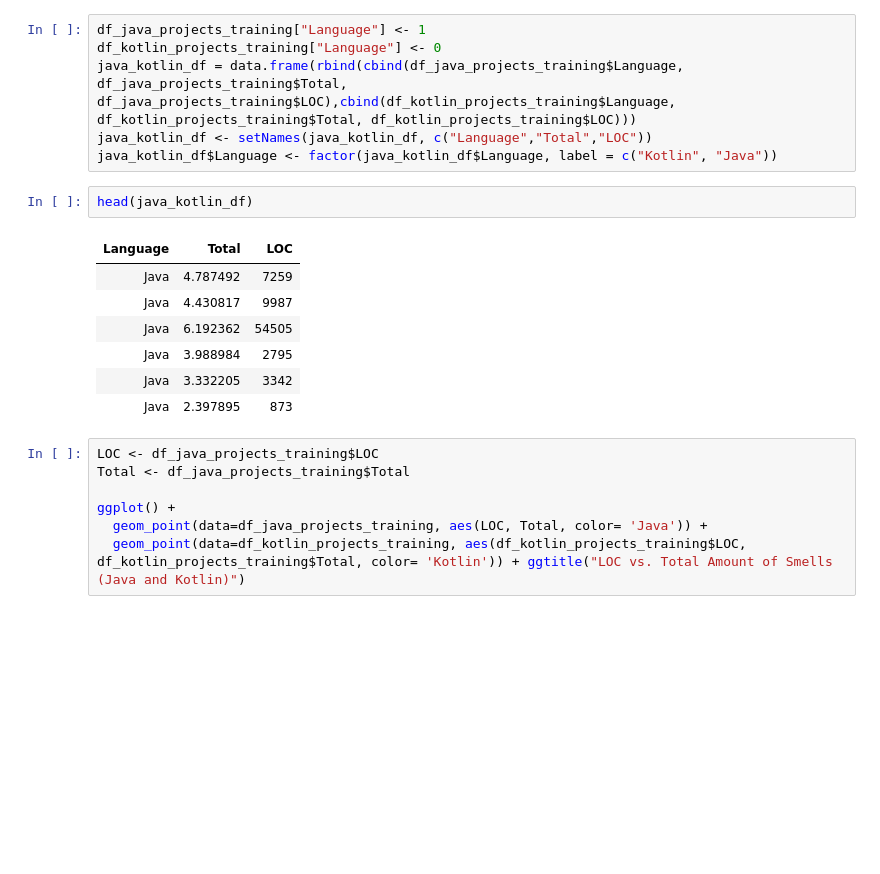
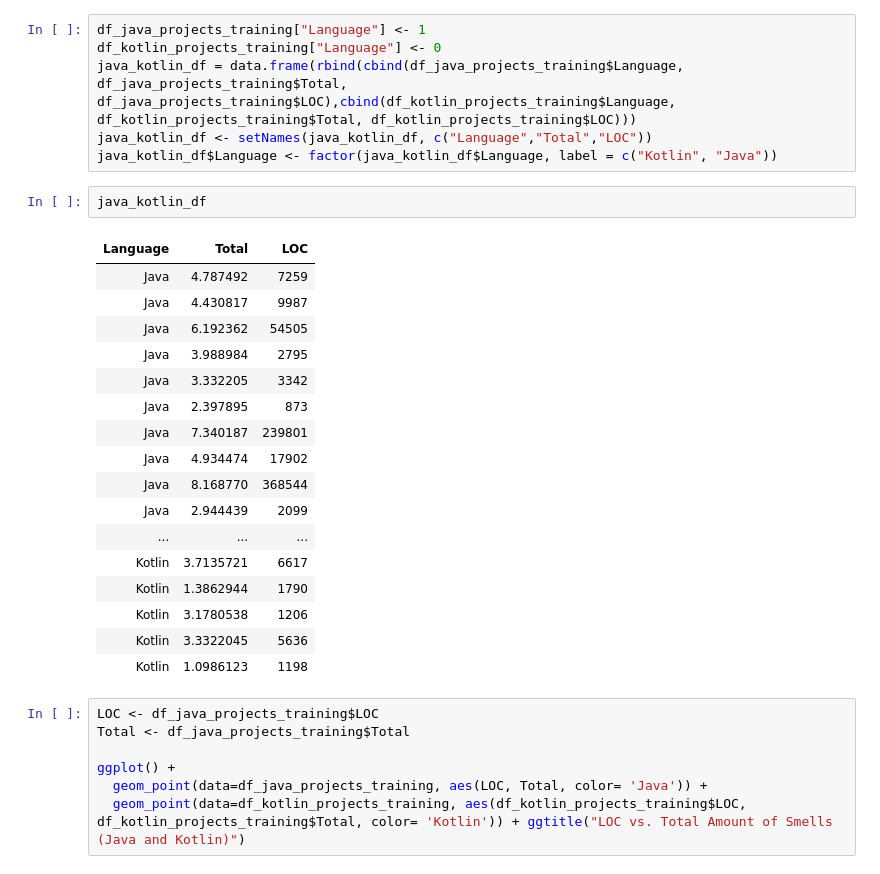
Before and after one commit to SimonHellbrueck/BT_Repository_Mining, a Jupyter notebook: regressiondiagnostics.ipynb, the cells around one changed output. Drawn from its saved outputs; the diff is of its cells as text; blank space fills up the shorter version.

```diff
--- a/regressiondiagnostics.ipynb
+++ b/regressiondiagnostics.ipynb
@@ -215,16 +215,26 @@ df_kotlin_projects_training["Language"] <- 0
 java_kotlin_df = data.frame(rbind(cbind(df_java_projects_training$Language, df_java_projects_training$Total, df_java_projects_training$LOC),cbind(df_kotlin_projects_training$Language, df_kotlin_projects_training$Total, df_kotlin_projects_training$LOC)))
 java_kotlin_df <- setNames(java_kotlin_df, c("Language","Total","LOC"))
 java_kotlin_df$Language <- factor(java_kotlin_df$Language, label = c("Kotlin", "Java"))
-# %%
-head(java_kotlin_df)
-# %% [output]
-| Language | Total | LOC |
-| Java | 4.787492 | 7259 |
-| Java | 4.430817 | 9987 |
-| Java | 6.192362 | 54505 |
-| Java | 3.988984 | 2795 |
-| Java | 3.332205 | 3342 |
-| Java | 2.397895 | 873 |
+# %%
+java_kotlin_df
+# %% [output]
+| Language | Total | LOC |
+| Java | 4.787492 | 7259 |
+| Java | 4.430817 | 9987 |
+| Java | 6.192362 | 54505 |
+| Java | 3.988984 | 2795 |
+| Java | 3.332205 | 3342 |
+| Java | 2.397895 | 873 |
+| Java | 7.340187 | 239801 |
+| Java | 4.934474 | 17902 |
+| Java | 8.168770 | 368544 |
+| Java | 2.944439 | 2099 |
+| ... | ... | ... |
+| Kotlin | 3.7135721 | 6617 |
+| Kotlin | 1.3862944 | 1790 |
+| Kotlin | 3.1780538 | 1206 |
+| Kotlin | 3.3322045 | 5636 |
+| Kotlin | 1.0986123 | 1198 |
 # %%
 LOC <- df_java_projects_training$LOC
 Total <- df_java_projects_training$Total
```
